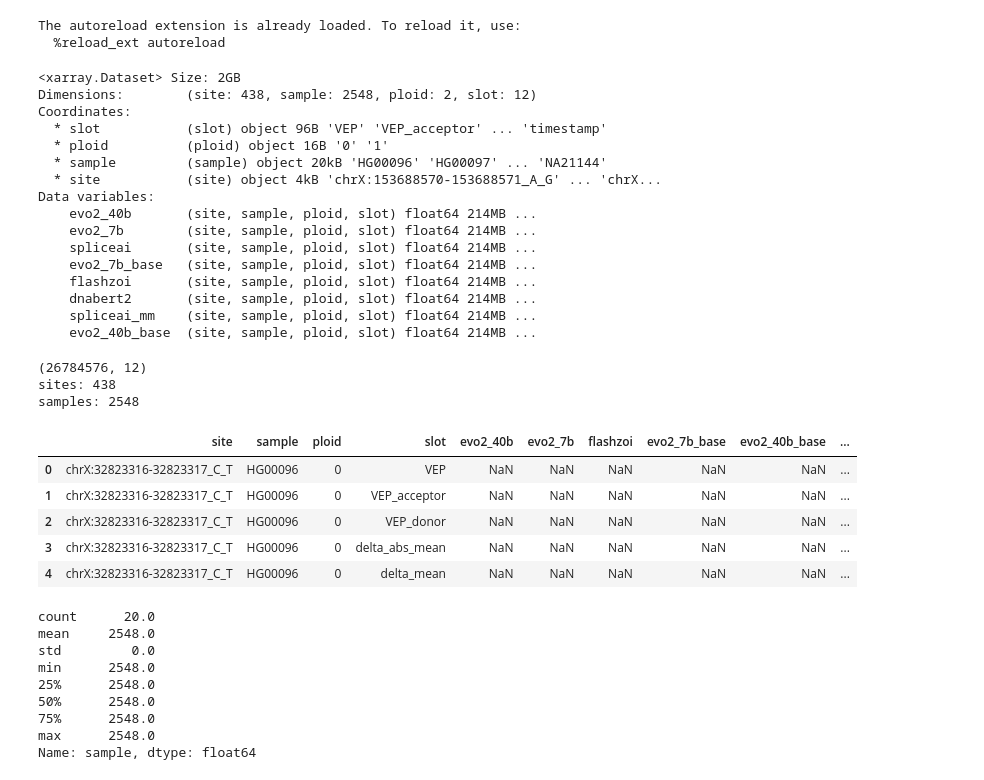
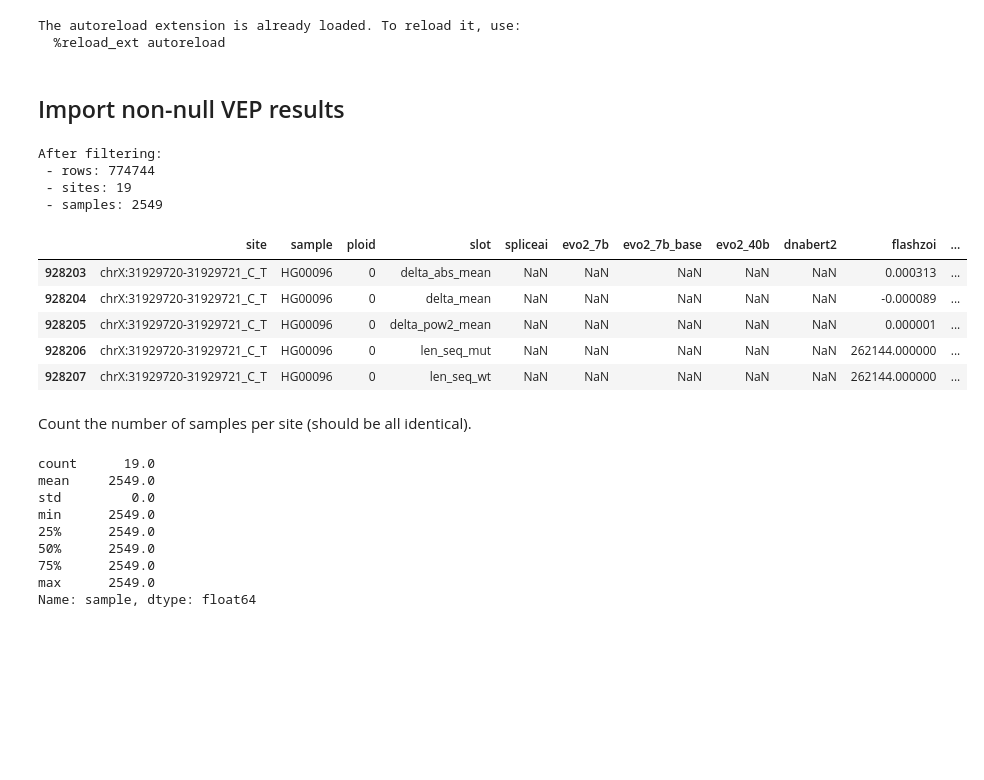
Before and after one commit to bschilder/VEP_DNA, a Jupyter notebook: notebooks/vep_analysis.ipynb, the cells around one changed output. Saved outputs shown, nothing was run; the diff lists cells and outputs as text; code cells hidden in the pictures; blank space fills up the shorter version.

```diff
--- a/notebooks/vep_analysis.ipynb
+++ b/notebooks/vep_analysis.ipynb
@@ -33,25 +29,3 @@ warnings.filterwarnings(action="ignore", message=r"datetime.datetime.utcnow")
 # %% [output]
 The autoreload extension is already loaded. To reload it, use:
   %reload_ext autoreload
-# %%
-import xarray as xr
-
-xr_ds = xr.open_dataset()
-xr_ds
-# %% [output]
-<xarray.Dataset> Size: 2GB
-Dimensions:        (site: 438, sample: 2548, ploid: 2, slot: 12)
-Coordinates:
-  * slot           (slot) object 96B 'VEP' 'VEP_acceptor' ... 'timestamp'
-  * ploid          (ploid) object 16B '0' '1'
-  * sample         (sample) object 20kB 'HG00096' 'HG00097' ... 'NA21144'
-  * site           (site) object 4kB 'chrX:153688570-153688571_A_G' ... 'chrX...
-Data variables:
-    evo2_40b       (site, sample, ploid, slot) float64 214MB ...
-    evo2_7b        (site, sample, ploid, slot) float64 214MB ...
-    spliceai       (site, sample, ploid, slot) float64 214MB ...
-    evo2_7b_base   (site, sample, ploid, slot) float64 214MB ...
-    flashzoi       (site, sample, ploid, slot) float64 214MB ...
-    dnabert2       (site, sample, ploid, slot) float64 214MB ...
-    spliceai_mm    (site, sample, ploid, slot) float64 214MB ...
-    evo2_40b_base  (site, sample, ploid, slot) float64 214MB ...
@@ -58,27 +42,34 @@ Data variables:
+# %% [markdown]
+## Import non-null VEP results
 # %%
-xr_ds_path=os.path.join(os.path.expanduser('~'),"projects/data/1000_Genomes_on_GRCh38/clinvar_utr_snv/chrX.zarr")
-vep_df = vp.load_vep_results(xr_ds_path=xr_ds_path)
+xr_ds_path = os.path.join(os.path.expanduser('~'),"projects/data/1000_Genomes_on_GRCh38/clinvar_utr_snv/chrX.zarr")
+
+vep_df = vp.load_vep_results(xr_ds_path=xr_ds_path,
+                             dropna_subset=["flashzoi"])
 vep_df.head()
 # %% [output]
-(26784576, 12)
-sites: 438
-samples: 2548
+After filtering:
+ - rows: 774744
+ - sites: 19
+ - samples: 2549
-|  | site | sample | ploid | slot | evo2_40b | evo2_7b | flashzoi | evo2_7b_base | evo2_40b_base | ... |
-| 0 | chrX:32823316-32823317_C_T | HG00096 | 0 | VEP | NaN | NaN | NaN | NaN | NaN | ... |
-| 1 | chrX:32823316-32823317_C_T | HG00096 | 0 | VEP_acceptor | NaN | NaN | NaN | NaN | NaN | ... |
-| 2 | chrX:32823316-32823317_C_T | HG00096 | 0 | VEP_donor | NaN | NaN | NaN | NaN | NaN | ... |
-| 3 | chrX:32823316-32823317_C_T | HG00096 | 0 | delta_abs_mean | NaN | NaN | NaN | NaN | NaN | ... |
-| 4 | chrX:32823316-32823317_C_T | HG00096 | 0 | delta_mean | NaN | NaN | NaN | NaN | NaN | ... |
+|  | site | sample | ploid | slot | spliceai | evo2_7b | evo2_7b_base | evo2_40b | dnabert2 | flashzoi | ... |
+| 928203 | chrX:31929720-31929721_C_T | HG00096 | 0 | delta_abs_mean | NaN | NaN | NaN | NaN | NaN | 0.000313 | ... |
+| 928204 | chrX:31929720-31929721_C_T | HG00096 | 0 | delta_mean | NaN | NaN | NaN | NaN | NaN | -0.000089 | ... |
+| 928205 | chrX:31929720-31929721_C_T | HG00096 | 0 | delta_pow2_mean | NaN | NaN | NaN | NaN | NaN | 0.000001 | ... |
+| 928206 | chrX:31929720-31929721_C_T | HG00096 | 0 | len_seq_mut | NaN | NaN | NaN | NaN | NaN | 262144.000000 | ... |
+| 928207 | chrX:31929720-31929721_C_T | HG00096 | 0 | len_seq_wt | NaN | NaN | NaN | NaN | NaN | 262144.000000 | ... |
+# %% [markdown]
+Count the number of samples per site (should be all identical).
 # %%
 vep_df.groupby("site")["sample"].nunique().describe()
 # %% [output]
-count      20.0
-mean     2548.0
+count      19.0
+mean     2549.0
 std         0.0
-min      2548.0
-25%      2548.0
-50%      2548.0
-75%      2548.0
-max      2548.0
+min      2549.0
+25%      2549.0
+50%      2549.0
+75%      2549.0
+max      2549.0
 Name: sample, dtype: float64
 # %%
```
Also changed, not shown: parts of 20 cells of this notebook, 10 other files.
